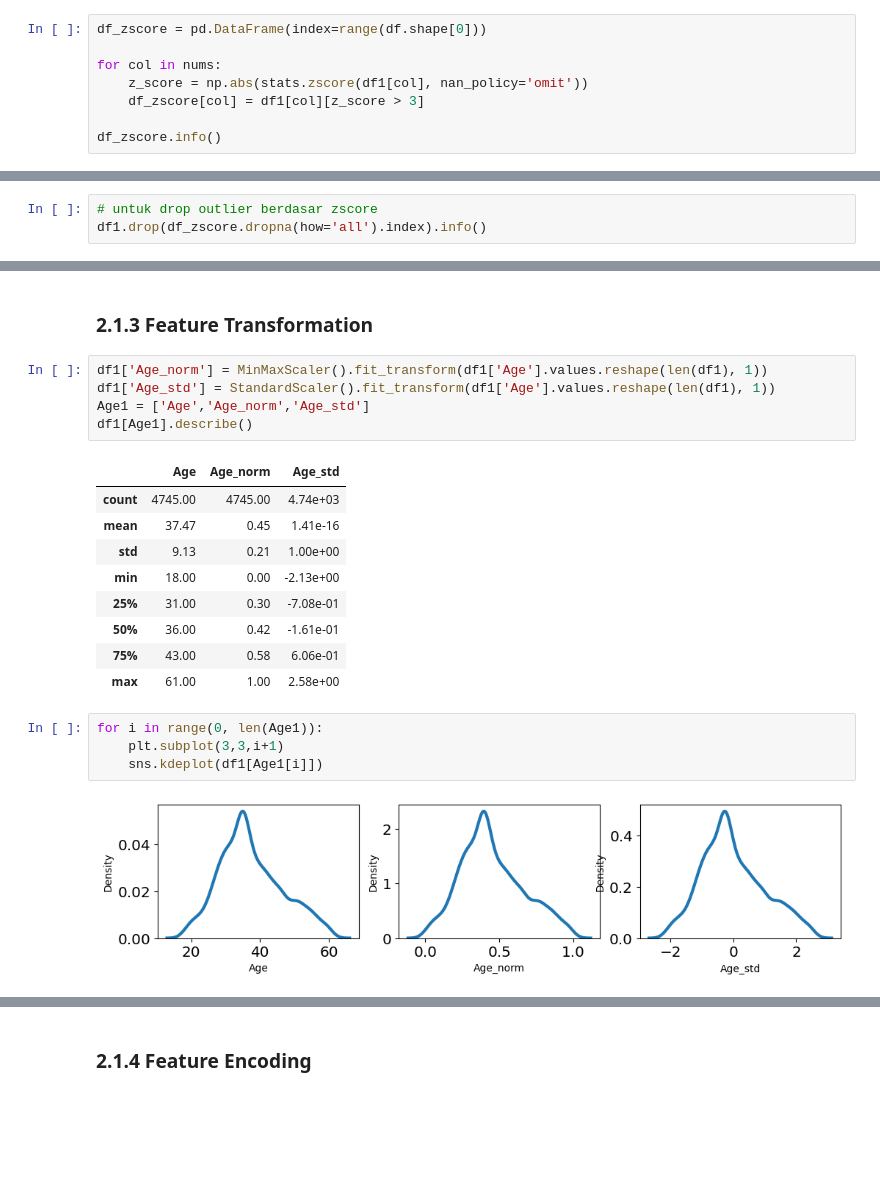
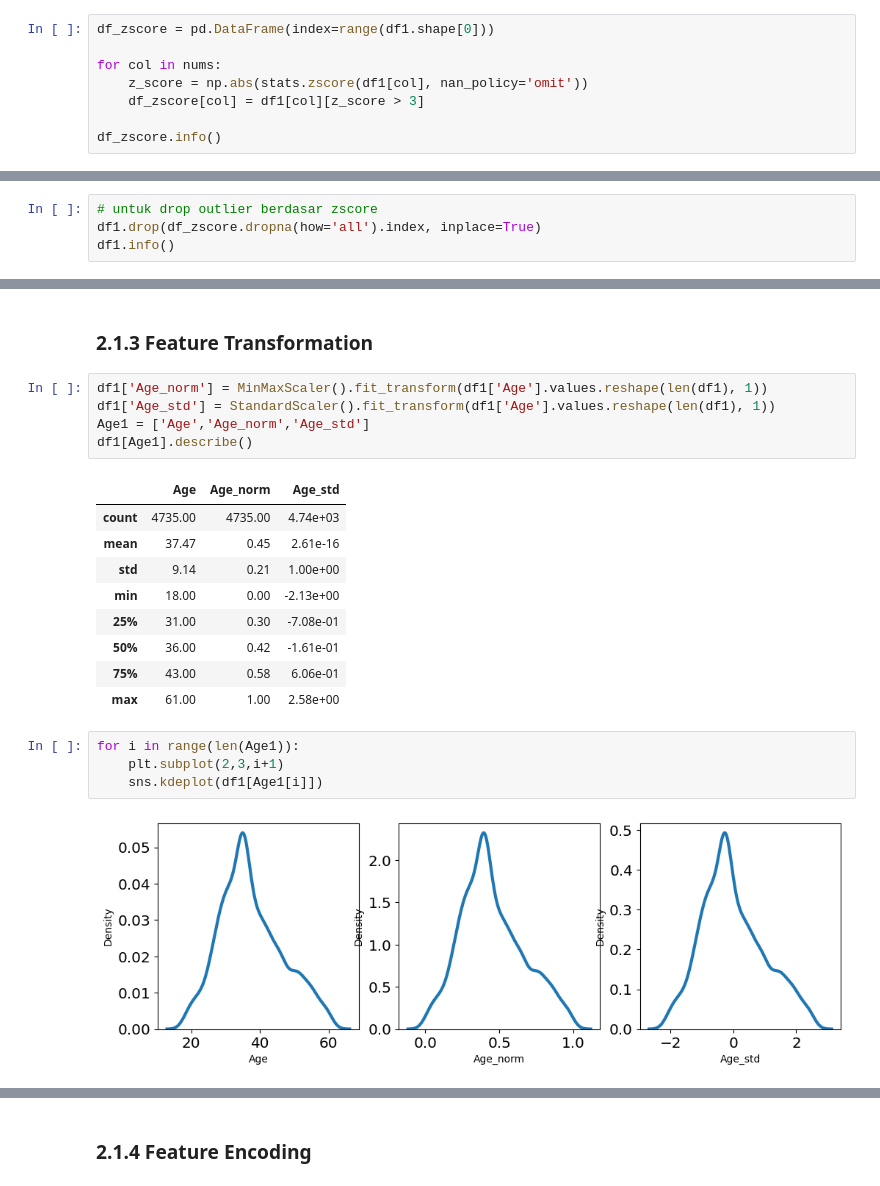
Before and after one commit to andreadeputra/Rakamin_Final_Project, a Jupyter notebook: Infinity.ipynb, the cells around one changed output, grey strips where cells are left out. Saved outputs shown, nothing was run; the diff lists cells and outputs as text; blank space fills up the shorter version.

```diff
--- a/Infinity.ipynb
+++ b/Infinity.ipynb
@@ -528,7 +528,7 @@ Data columns (total 7 columns):
 dtypes: float64(7)
 memory usage: 259.6 KB
 # %%
-df_zscore = pd.DataFrame(index=range(df.shape[0]))
+df_zscore = pd.DataFrame(index=range(df1.shape[0]))
 
 for col in nums:
     z_score = np.abs(stats.zscore(df1[col], nan_policy='omit'))
@@ -554,7 +554,8 @@ memory usage: 267.4 KB
 Berdasarkan pertimbangan x, maka metode yang akan digunakan adalah ...
 # %%
 # untuk drop outlier berdasar zscore
-df1.drop(df_zscore.dropna(how='all').index).info()
+df1.drop(df_zscore.dropna(how='all').index, inplace=True)
+df1.info()
 # %% [output]
 <class 'pandas.core.frame.DataFrame'>
 Int64Index: 4735 entries, 0 to 4887
@@ -597,20 +598,20 @@ Age1 = ['Age','Age_norm','Age_std']
 df1[Age1].describe()
 # %% [output]
 |  | Age | Age_norm | Age_std |
-| count | 4745.00 | 4745.00 | 4.74e+03 |
-| mean | 37.47 | 0.45 | 1.41e-16 |
-| std | 9.13 | 0.21 | 1.00e+00 |
+| count | 4735.00 | 4735.00 | 4.74e+03 |
+| mean | 37.47 | 0.45 | 2.61e-16 |
+| std | 9.14 | 0.21 | 1.00e+00 |
 | min | 18.00 | 0.00 | -2.13e+00 |
 | 25% | 31.00 | 0.30 | -7.08e-01 |
 | 50% | 36.00 | 0.42 | -1.61e-01 |
 | 75% | 43.00 | 0.58 | 6.06e-01 |
 | max | 61.00 | 1.00 | 2.58e+00 |
 # %%
-for i in range(0, len(Age1)):
-    plt.subplot(3,3,i+1)
+for i in range(len(Age1)):
+    plt.subplot(2,3,i+1)
     sns.kdeplot(df1[Age1[i]])
 # %% [output]
-[figure, old version]
+[figure, new version]
 # %%
 skew_col = ['DurationOfPitch', 'NumberOfTrips', 'MonthlyIncome']
 
```
Also changed, not shown: parts of 15 cells of this notebook.
